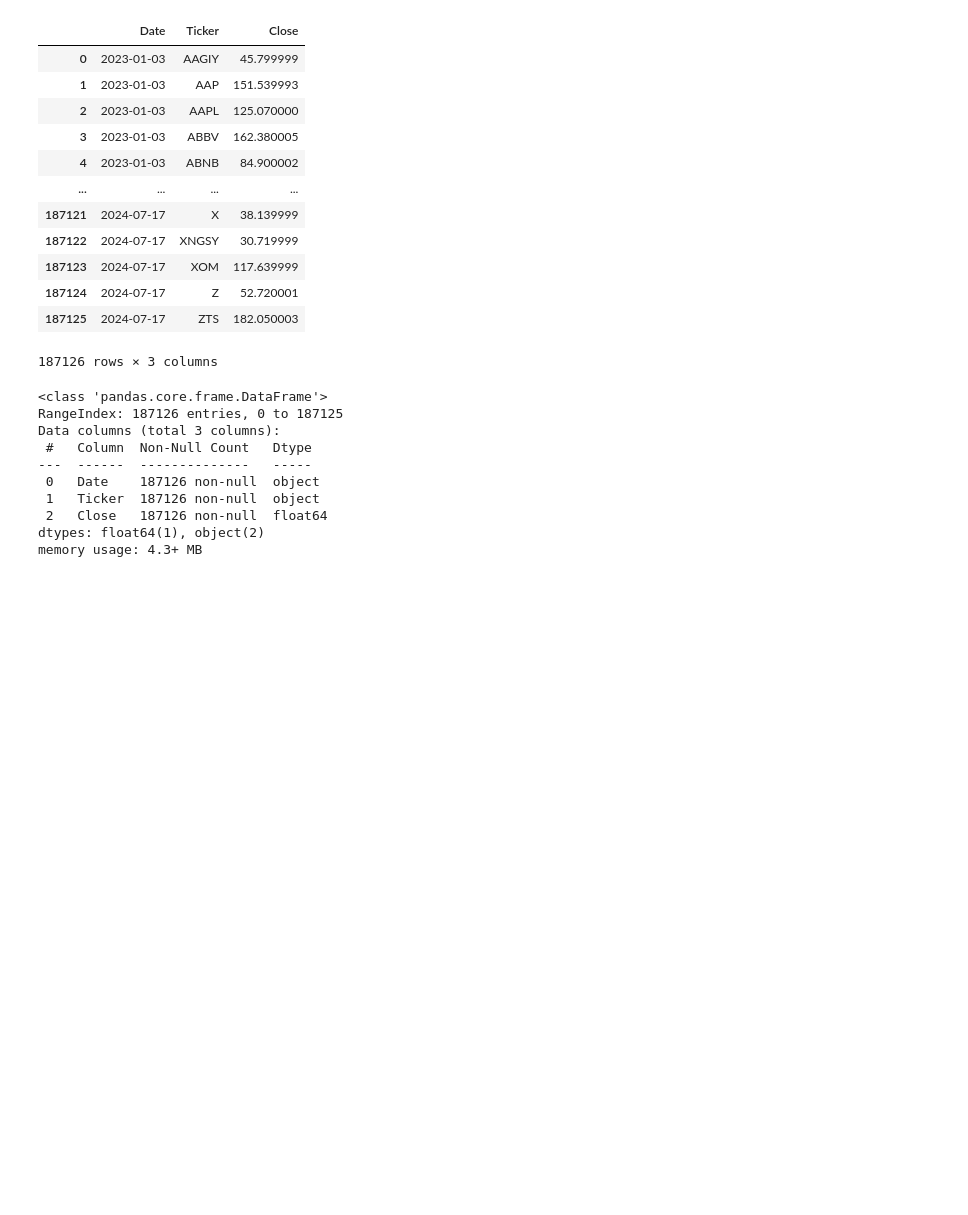
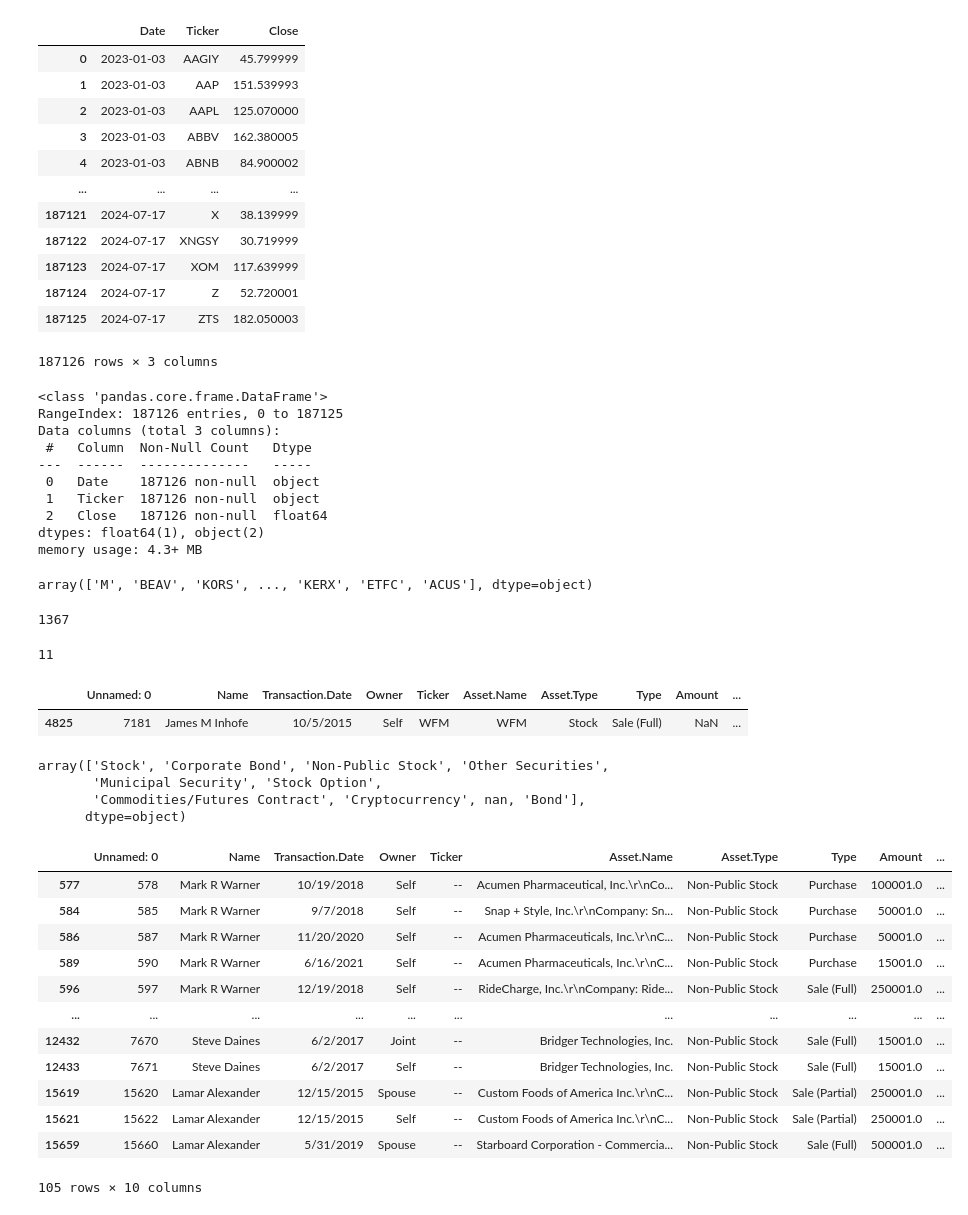
Before and after one commit to Arnabds/equity-vs-commodity, a Jupyter notebook: Kate_notebook/congress_data.ipynb, the cells around one changed output. Drawn from its saved outputs; the diff is of its cells as text; code cells hidden in the pictures; blank space fills up the shorter version.

```diff
--- a/Kate_notebook/congress_data.ipynb
+++ b/Kate_notebook/congress_data.ipynb
@@ -78,3 +83,43 @@ memory usage: 4.3+ MB
 # %%
 # congress-trading-all
 #df_congress = pd.read_csv('../Data/congress-trading-all.csv', encoding="utf-16")
+# %%
+df_senate['Ticker'].unique()
+# %% [output]
+array(['M', 'BEAV', 'KORS', ..., 'KERX', 'ETFC', 'ACUS'], dtype=object)
+# %%
+len(df_senate['Ticker'].unique())
+# %% [output]
+1367
+# %%
+len(df_senate[df_senate['Ticker'] == 'KORS'])
+# %% [output]
+11
+# %%
+df_senate[df_senate['Amount'].isnull()]
+# %% [output]
+|  | Unnamed: 0 | Name | Transaction.Date | Owner | Ticker | Asset.Name | Asset.Type | Type | Amount | ... |
+| 4825 | 7181 | James M Inhofe | 10/5/2015 | Self | WFM | WFM | Stock | Sale (Full) | NaN | ... |
+# %%
+df_senate['Asset.Type'].unique()
+# %% [output]
+array(['Stock', 'Corporate Bond', 'Non-Public Stock', 'Other Securities',
+       'Municipal Security', 'Stock Option',
+       'Commodities/Futures Contract', 'Cryptocurrency', nan, 'Bond'],
+      dtype=object)
+# %%
+df_senate[df_senate['Asset.Type'] == 'Non-Public Stock']
+# %% [output]
+|  | Unnamed: 0 | Name | Transaction.Date | Owner | Ticker | Asset.Name | Asset.Type | Type | Amount | ... |
+| 577 | 578 | Mark R Warner | 10/19/2018 | Self | -- | Acumen Pharmaceutical, Inc.\r\nCo... | Non-Public Stock | Purchase | 100001.0 | ... |
+| 584 | 585 | Mark R Warner | 9/7/2018 | Self | -- | Snap + Style, Inc.\r\nCompany: Sn... | Non-Public Stock | Purchase | 50001.0 | ... |
+| 586 | 587 | Mark R Warner | 11/20/2020 | Self | -- | Acumen Pharmaceuticals, Inc.\r\nC... | Non-Public Stock | Purchase | 50001.0 | ... |
+| 589 | 590 | Mark R Warner | 6/16/2021 | Self | -- | Acumen Pharmaceuticals, Inc.\r\nC... | Non-Public Stock | Purchase | 15001.0 | ... |
+| 596 | 597 | Mark R Warner | 12/19/2018 | Self | -- | RideCharge, Inc.\r\nCompany: Ride... | Non-Public Stock | Sale (Full) | 250001.0 | ... |
+| ... | ... | ... | ... | ... | ... | ... | ... | ... | ... | ... |
+| 12432 | 7670 | Steve Daines | 6/2/2017 | Joint | -- | Bridger Technologies, Inc. | Non-Public Stock | Sale (Full) | 15001.0 | ... |
+| 12433 | 7671 | Steve Daines | 6/2/2017 | Self | -- | Bridger Technologies, Inc. | Non-Public Stock | Sale (Full) | 15001.0 | ... |
+| 15619 | 15620 | Lamar Alexander | 12/15/2015 | Spouse | -- | Custom Foods of America Inc.\r\nC... | Non-Public Stock | Sale (Partial) | 250001.0 | ... |
+| 15621 | 15622 | Lamar Alexander | 12/15/2015 | Self | -- | Custom Foods of America Inc.\r\nC... | Non-Public Stock | Sale (Partial) | 250001.0 | ... |
+| 15659 | 15660 | Lamar Alexander | 5/31/2019 | Spouse | -- | Starboard Corporation - Commercia... | Non-Public Stock | Sale (Full) | 500001.0 | ... |
+105 rows × 10 columns
```
Also changed, not shown: parts of 5 cells of this notebook, 1 other file.
